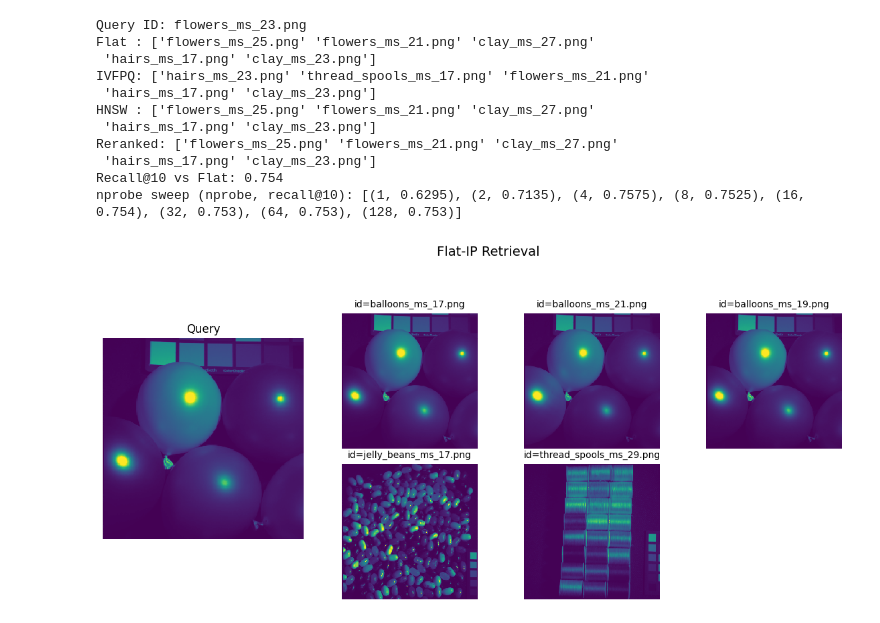
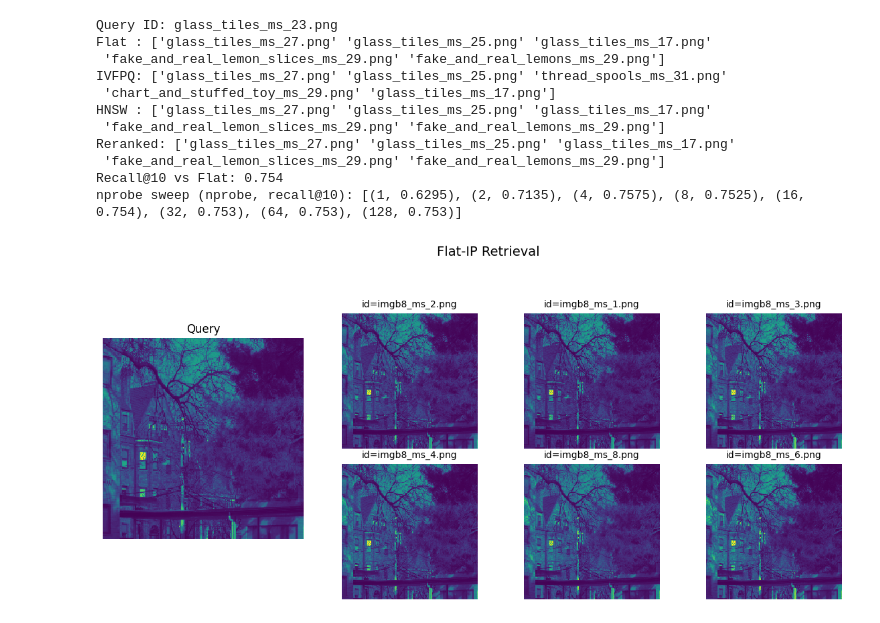
Before and after one commit to Srishti-1806/ArtExtract_proposal, a Jupyter notebook: ArtExtract_Mingchun/searching.ipynb, the cells around one changed output. Saved outputs shown, nothing was run; the diff lists cells and outputs as text; code cells hidden in the pictures.

```diff
--- a/ArtExtract_Mingchun/searching.ipynb
+++ b/ArtExtract_Mingchun/searching.ipynb
@@ -7,25 +7,31 @@ from retrival.searching_tool import (
 )
 from retrival.viz_tool import load_ids, load_filenames, build_name_to_path, visualize_by_index, visualize_query_results
 # %%
+# Evaluation demo
+
+# Load data and build indexes
 X, ids = load_embeddings("./embedding/embeddings.npy", "./embedding/ids.csv")
 metric = "ip"
 
+# Retrival indexes
 flat = build_index_flat(X, metric=metric)
 ivfpq = build_index_ivfpq(X, metric=metric, m=32, nprobe=16)
 hnsw  = build_index_hnsw(X, metric=metric, M=32, efC=200, efS=64)
 
-i = 123
-q = X[i:i+1]
-D_flat, I_flat = search(flat,  q, topk=5, exclude_indices=i)
-D_ivf,  I_ivf  = search(ivfpq, q, topk=5, exclude_indices=i)
-D_h,    I_h    = search(hnsw,  q, topk=5, exclude_indices=i)
+# Setup ID for searching
+id = 131
+q = X[id:id+1]
+D_flat, I_flat = search(flat,  q, topk=5, exclude_indices=id)
+D_ivf,  I_ivf  = search(ivfpq, q, topk=5, exclude_indices=id)
+D_h,    I_hnsw    = search(hnsw,  q, topk=5, exclude_indices=id)
 
-print("Query ID:", ids[i])
+print("Query ID:", ids[id])
 print("Flat :", ids[I_flat[0]])
 print("IVFPQ:", ids[I_ivf[0]])
-print("HNSW :", ids[I_h[0]])
+print("HNSW :", ids[I_hnsw[0]])
 
-cands = X[I_flat[0]]             # (K,D)
+# Rerank results
+cands = X[I_flat[0]] # Options: I_flat, I_ivf, I_hnsw
 order = rerank(q[0], cands)
 final_ids = ids[I_flat[0][order]]
 print("Reranked:", final_ids)
@@ -41,48 +47,51 @@ print("Recall@10 vs Flat:", recall)
 nprobe_sweep = sweep_nprobe(ivfpq, flat, X, values=[1,2,4,8,16,32,64,128])
 print("nprobe sweep (nprobe, recall@10):", nprobe_sweep)
 # %% [output]
-Query ID: flowers_ms_23.png
-Flat : ['flowers_ms_25.png' 'flowers_ms_21.png' 'clay_ms_27.png'
- 'hairs_ms_17.png' 'clay_ms_23.png']
-IVFPQ: ['hairs_ms_23.png' 'thread_spools_ms_17.png' 'flowers_ms_21.png'
- 'hairs_ms_17.png' 'clay_ms_23.png']
-HNSW : ['flowers_ms_25.png' 'flowers_ms_21.png' 'clay_ms_27.png'
- 'hairs_ms_17.png' 'clay_ms_23.png']
-Reranked: ['flowers_ms_25.png' 'flowers_ms_21.png' 'clay_ms_27.png'
- 'hairs_ms_17.png' 'clay_ms_23.png']
+Query ID: glass_tiles_ms_23.png
+Flat : ['glass_tiles_ms_27.png' 'glass_tiles_ms_25.png' 'glass_tiles_ms_17.png'
+ 'fake_and_real_lemon_slices_ms_29.png' 'fake_and_real_lemons_ms_29.png']
+IVFPQ: ['glass_tiles_ms_27.png' 'glass_tiles_ms_25.png' 'thread_spools_ms_31.png'
+ 'chart_and_stuffed_toy_ms_29.png' 'glass_tiles_ms_17.png']
+HNSW : ['glass_tiles_ms_27.png' 'glass_tiles_ms_25.png' 'glass_tiles_ms_17.png'
+ 'fake_and_real_lemon_slices_ms_29.png' 'fake_and_real_lemons_ms_29.png']
+Reranked: ['glass_tiles_ms_27.png' 'glass_tiles_ms_25.png' 'glass_tiles_ms_17.png'
+ 'fake_and_real_lemon_slices_ms_29.png' 'fake_and_real_lemons_ms_29.png']
 Recall@10 vs Flat: 0.754
 nprobe sweep (nprobe, recall@10): [(1, 0.6295), (2, 0.7135), (4, 0.7575), (8, 0.7525), (16, 0.754), (32, 0.753), (64, 0.753), (128, 0.753)]
 # %%
+# Searching Demo
 X = np.load("./embedding/embeddings.npy").astype("float32")
 ids = load_ids("./embedding/ids.csv")
 
 paths = load_filenames(
     "./embedding/ids.csv",
     base_dirs=[
         "./dataset/train/rgb_images",
         "./dataset/train/ms_masks"
     ],
     prefer_order=("rgb_images", "ms_masks")
 )
 
 name_to_path = build_name_to_path(paths)
 
 index = faiss.IndexFlatIP(X.shape[1])
 # index = faiss.IndexHNSWFlat(X.shape[1], 32)
 index.add(X)
 
-q = X[0:2]
+id = 321
+q = X[id:id+1]
 
 visualize_by_index(
     query_vec=q,
+
     X=X,
     ids=ids,
     id_to_path=name_to_path,
     index=index,
-    topk=5,
+    topk=6,
     query_image_path=None,
     metric="ip",
     title="Flat-IP Retrieval",
 )
 # %% [output]
-[figure, old version]
+[figure, new version]
```
Also changed, not shown: 4 other files.
